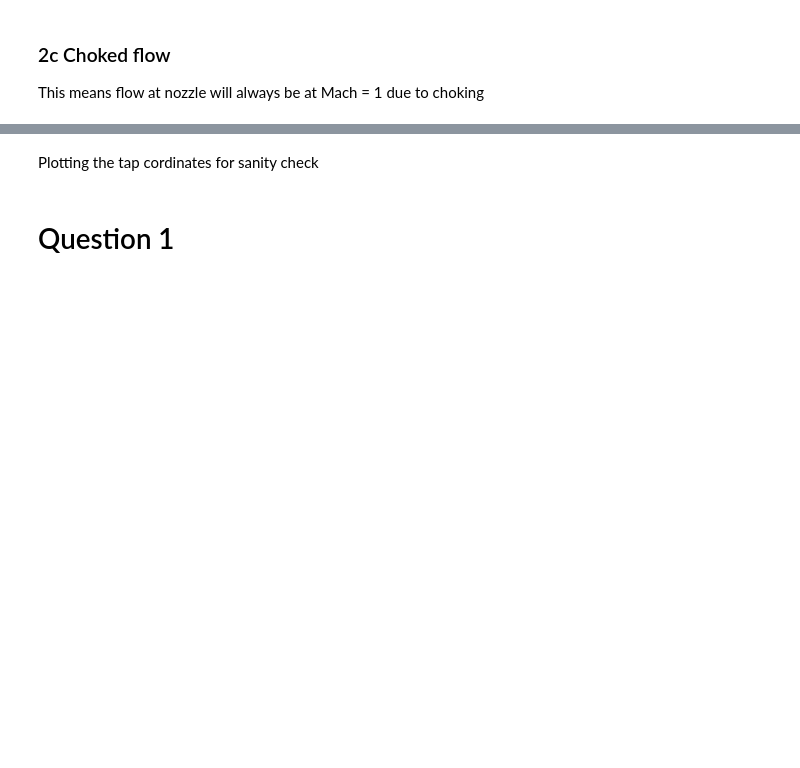
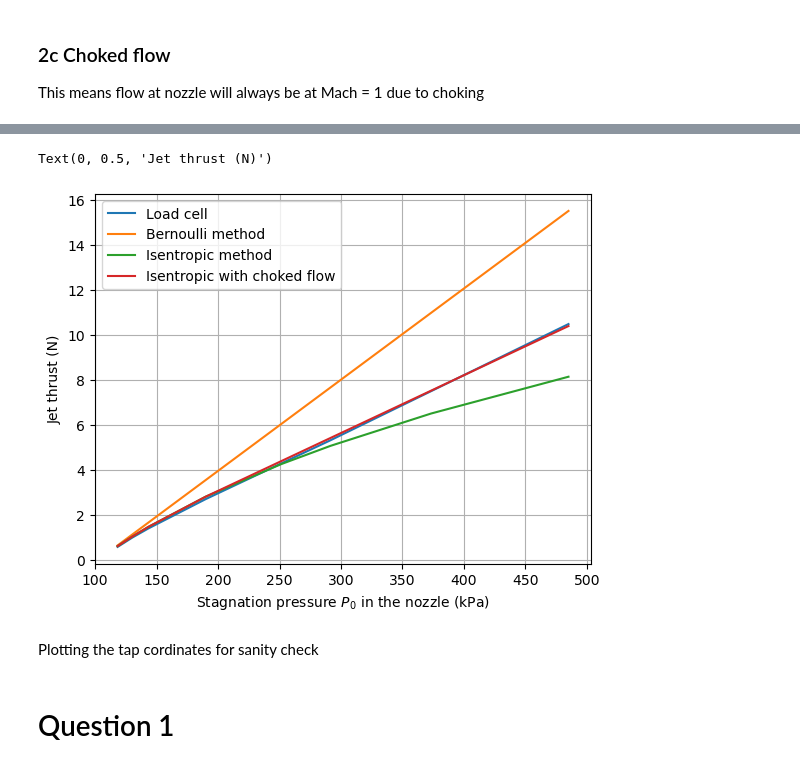
Before and after one commit to insfyre/ae460-fa24-abx, a Jupyter notebook: lab3/lab3.ipynb, the cells around one changed output, grey strips where cells are left out. Drawn from its saved outputs; the diff is of its cells as text; code cells hidden in the pictures; blank space fills up the shorter version.

Commit message:
Fixed numbers but weird trend for isentropic

```diff
--- a/lab3/lab3.ipynb
+++ b/lab3/lab3.ipynb
@@ -56,7 +63,9 @@ print(rho) #in slugs
 v_exit_const_rho = np.sqrt(2*(stag_P-P_amb)/rho)
 # stag_P-P_amb
 print(v_exit_const_rho)
-Thr_const_rho = 2*(stag_P-P_amb)*A_exit
+#p_exit = atmospheric
+# Thr_const_rho = 2*(stag_P-P_amb)*A_exit
+Thr_const_rho = rho*v_exit_const_rho**2 * A_exit
 print(np.sqrt(gamma*R*T_amb))
 Thr_const_rho
 # %% [output]
@@ -69,16 +78,22 @@ array([ 0.56799995,  1.00279638,  1.47780518,  3.18180504,  5.42615883,
 # %% [markdown]
 ### 2b Isentropic flow
 # %%
-
-M_exit = np.sqrt(2/(1.4-1)*((stag_P/P_amb)**((gamma-1)/gamma) -1))
+M_exit = np.sqrt((2./(1.4-1.))*((stag_P/P_amb)**((gamma-1)/gamma) -1))
 print(M_exit)
-T_0stag = 295*1.8 #rankine
+T_0stag = 295 #kelvin
 T_exit = T_0stag/(1 + (gamma-1)/2 * M_exit**2)
 V_exit = M_exit*np.sqrt(gamma*R*T_exit)
 P_exit = P_amb*(1 + (gamma-1)/2 * M_exit**2)**(gamma/(gamma-1))
-rho_exit = P_exit/(R*T_exit)
-Thr_isen = (P_exit-P_amb)*A_exit + rho*V_exit**2*A_exit
+# rho_exit = P_exit/(R*T_exit)
+rho_exit = P_amb/(R*T_exit)
+print(rho_exit) #1.4 to 8.9 (should be 1.2 to 4.7)
+# Thr_isen = (P_exit-P_amb)*A_exit + (V_exit**2)*rho_exit*A_exit
+Thr_isen = (V_exit**2)*rho_exit*A_exit
 print(Thr_isen)
+print(T_exit) #good
+print(V_exit) #153 -460, shoudl be 169
+print(P_exit)
+# rho_exit
 # %% [output]
 [0.45401682 0.59257628 0.70646696 0.98058426 1.20815341 1.31810203
  1.49383807 1.67145954]
@@ -92,18 +115,21 @@ This means flow at nozzle will always be at Mach = 1 due to choking
 # print(T_exit-T_0stag/1.20)
 V_ex_choked = V_exit.copy()
 T_ex_choked = T_exit.copy()
-P_ex_choked = P_exit.copy()
+P_ex_choked = P_amb*np.ones_like(V_ex_choked)
 Thr_choked = Thr_isen.copy()
 rho_ex_choked = rho_exit.copy()
 
 for i in range(len(stag_P)):
     # print("foo")
     if M_exit[i]>1.:
-        print(i)
+        # print(i)
         T_ex_choked[i] = T_0stag/1.20
         V_ex_choked[i] = np.sqrt(gamma*R*T_ex_choked[i])
         P_ex_choked[i] = stag_P[i]/1.893
         rho_ex_choked[i] = P_ex_choked[i]/(R*T_ex_choked[i])
+print(T_ex_choked)
+print(rho_ex_choked)
+print(V_ex_choked)
 Thr_choked = (P_ex_choked-P_amb)*A_exit + (V_ex_choked**2)*rho_ex_choked*A_exit
 print(Thr_choked)
 # %% [output]
@@ -116,3 +163,15 @@ print(Thr_choked)
+# %%
+plt.plot(stag_P/1e3,np.array(df.iloc[:,3].values.flatten().tolist())*4.44822, label = "Load cell")
+plt.plot(stag_P/1e3,Thr_const_rho, label = "Bernoulli method")
+plt.plot(stag_P/1e3,Thr_isen, label = 'Isentropic method')
+plt.plot(stag_P/1e3,Thr_choked, label = 'Isentropic with choked flow')
+plt.legend()
+plt.grid()
+plt.xlabel("Stagnation pressure $P_0$ in the nozzle (kPa)")
+plt.ylabel("Jet thrust (N)")
+# %% [output]
+Text(0, 0.5, 'Jet thrust (N)')
+[figure, added]
 # %%
 main_data = pd.read_csv('460lab2abx_taps.csv', header=[0, 1])
 main_data.drop('x/c', axis=1, level=0, inplace=True)
```
Also changed, not shown: parts of 7 cells of this notebook.
